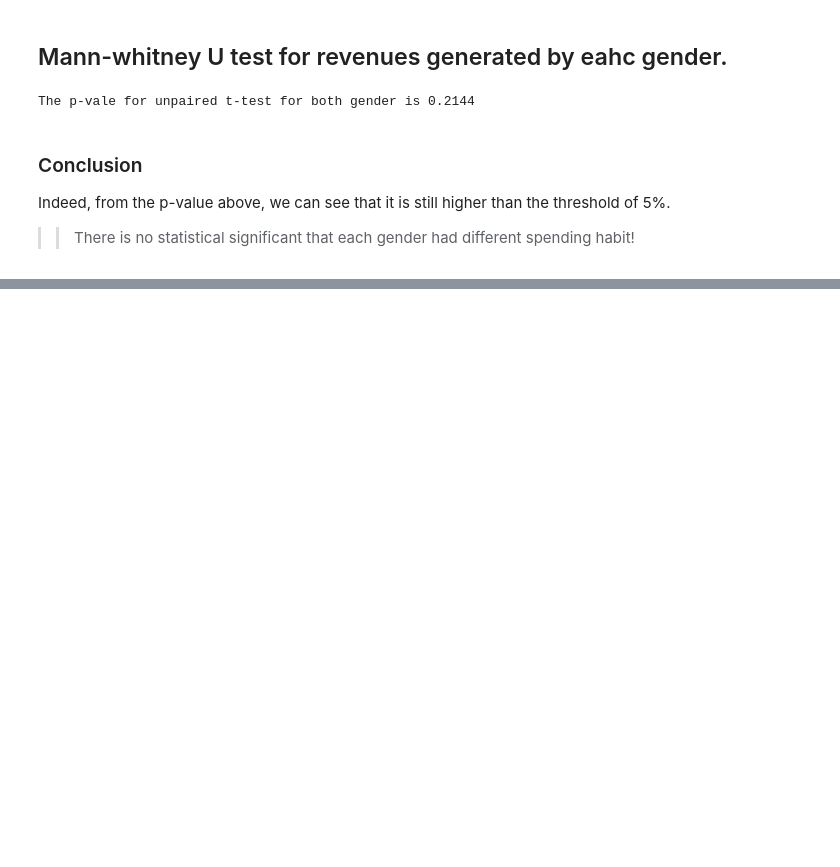
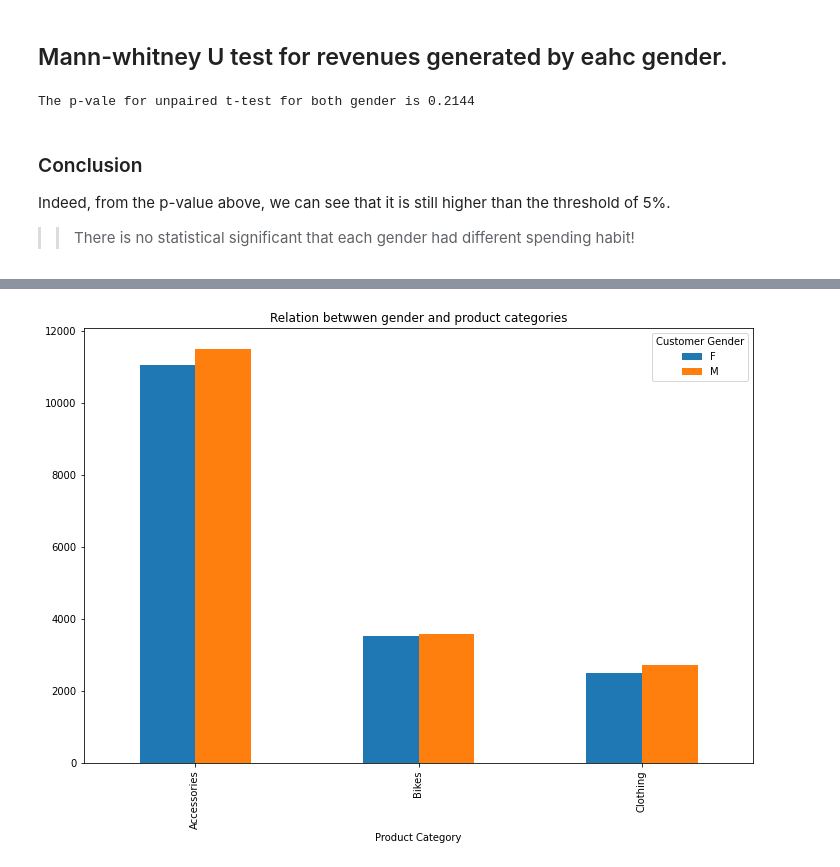
Before and after one commit to ShiYang1101/cycle_sales, a Jupyter notebook: bike_sales.ipynb, the cells around one changed output, grey strips where cells are left out. Saved outputs shown, nothing was run; the diff lists cells and outputs as text; code cells hidden in the pictures; blank space fills up the shorter version.

```diff
--- a/bike_sales.ipynb
+++ b/bike_sales.ipynb
@@ -124,0 +131,5 @@ Indeed, from the p-value above, we can see that it is still higher than the thre
+# %%
+gender_category_df = sales_df.groupby(['Customer Gender', 'Product Category'])['Product Category'] \
+                        .count().unstack().T
+
+gender_category_df
@@ -124,0 +142,6 @@ Indeed, from the p-value above, we can see that it is still higher than the thre
+# %%
+gender_category_df.plot(kind = 'bar', figsize=(12, 8))
+plt.title('Relation betwwen gender and product categories')
+plt.show()
+# %% [output]
+[figure, added]
```
Also changed, not shown: parts of 13 cells of this notebook, 1 other file.
